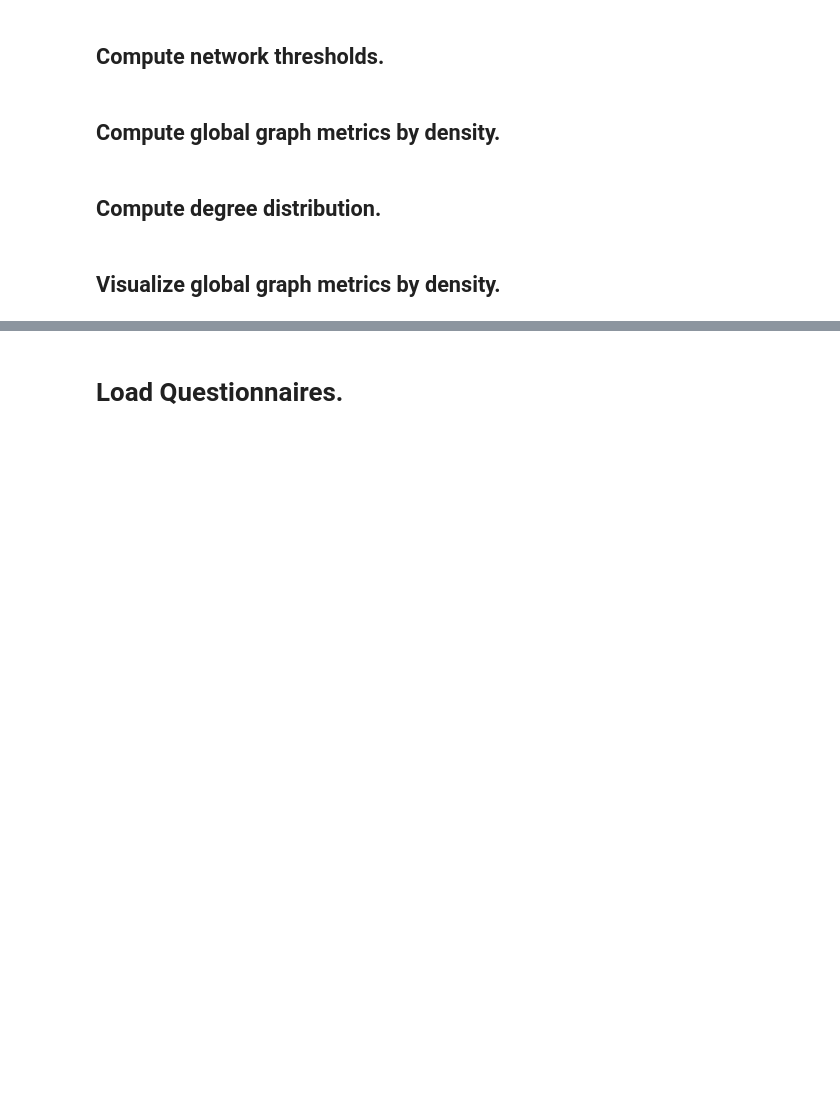
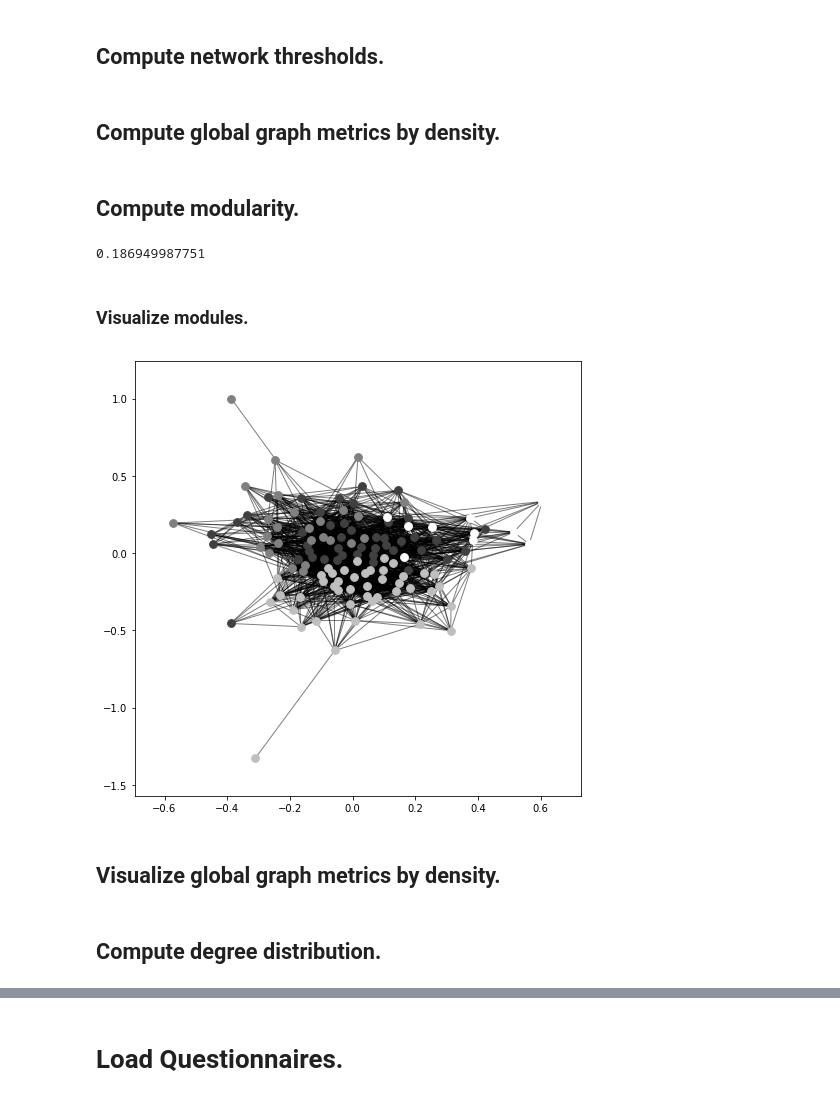
Before and after one commit to abafzal/embarc_gtrs, a Jupyter notebook: notebooks/subtypes_gt_analyses.ipynb, the cells around one changed output, grey strips where cells are left out. Drawn from its saved outputs; the diff is of its cells as text; code cells hidden in the pictures; blank space fills up the shorter version.

Commit message:
modularity

```diff
--- a/notebooks/subtypes_gt_analyses.ipynb
+++ b/notebooks/subtypes_gt_analyses.ipynb
@@ -1338,3 +1338,54 @@ metrics_updated = pd.DataFrame(np.concatenate([np.expand_dims(metrics_pd.index,1
 metrics_updated.to_csv(os.path.join(gt_dir, 'graph_metrics', 'metrics_by_density.csv'))
 
 print 'Done.'
+# %% [markdown]
+## Compute modularity.
+# %%
+## Run 5.2.0.
+
+import community
+import networkx as nx
+
+modularities = np.zeros((metrics_pd.index.shape[0])
+
+## Iterate over subjects.
+for idx,subject,thresh in zip(np.arange(metrics_dat.shape[0]),metrics_pd.index,metrics_pd.threshold):
+
+    ## Load data.
+    rtoz = np.load(os.path.join(gt_dir, 'correlations', '%s_rtoz.npz' %subject))['zmat']
+
+    #~~~~~~~~~~~~~~~~~~~~~~~~~~~~~~~~~~~~~~~~~~~~~~~~#
+    ### Create graph.
+    #~~~~~~~~~~~~~~~~~~~~~~~~~~~~~~~~~~~~~~~~~~~~~~~~#
+    G = nx.Graph()
+    G.add_nodes_from(regions)
+
+    for q,r,val in zip(np.tril_indices(126,k=-1)[0], np.tril_indices(126,k=-1)[1], rtoz):
+        if not np.isnan(val) and val >= thresh:
+            G.add_edge(regions[q],regions[r])
+
+    G.remove_nodes_from(G.nodes_with_selfloops())
+
+    part = community.best_partition(G)
+    modularities[idx] = community.modularity(part,G)
+# %% [output]
+0.186949987751
+# %% [markdown]
+### Visualize modules.
+# %%
+import pylab as plt
+
+fig = plt.figure(figsize=(8,8))
+size = float(len(set(part.values())))
+pos = nx.spring_layout(largest_cc)
+count = 0
+for com in set(part.values()):
+    count += 1
+    list_nodes = [nodes for nodes in part.keys() if part[nodes] == com ]
+    nx.draw_networkx_nodes(largest_cc, pos, list_nodes, node_size = 60, node_color = str(count / size))
+nx.draw_networkx_edges(largest_cc, pos, alpha=0.5)
+plt.show()
+# %% [output]
+[figure, added]
+# %% [markdown]
+## Visualize global graph metrics by density.
@@ -1414,5 +1538,3 @@ plt.suptitle('Degree Distribution',fontsize=18)
 #plt.show()
 plt.savefig('/autofs/space/will_003/users/EMBARC/EMBARC-FAST/scripts/subtypes_gt/plots/graph_metrics/degree_dist.png')
 plt.close()
-# %% [markdown]
-## Visualize global graph metrics by density.
```
Also changed, not shown: parts of 16 cells of this notebook.
